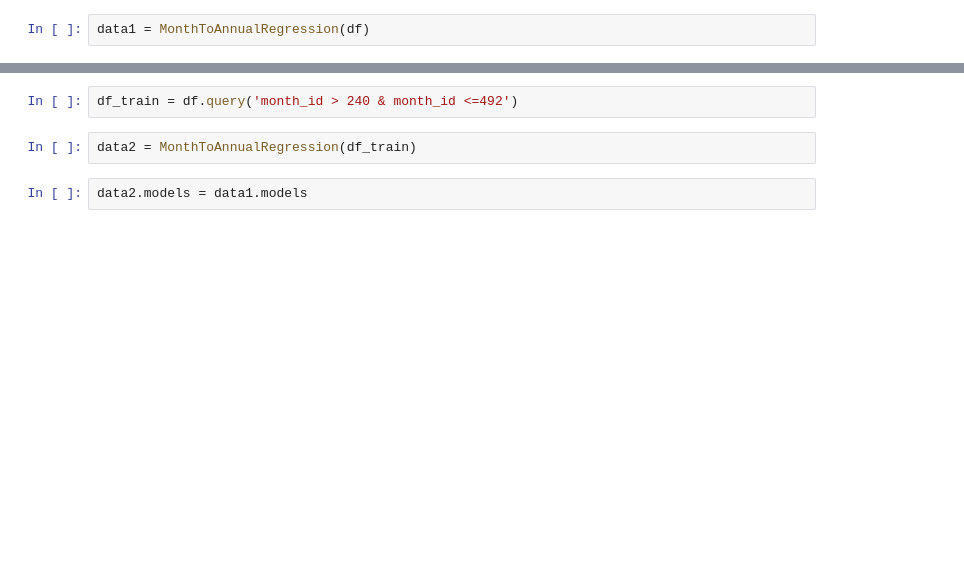
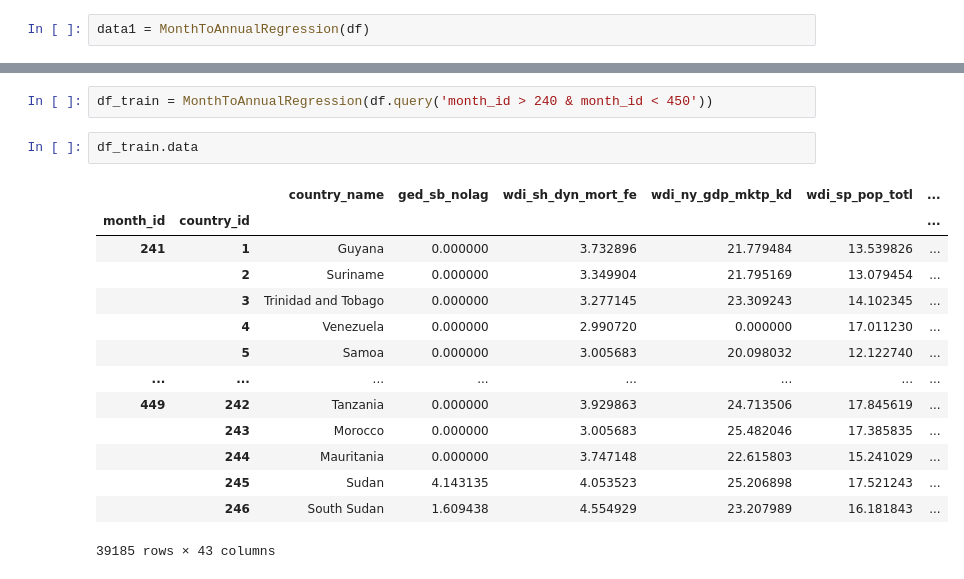
Before and after one commit to prio-data/Monthly-to-Annually-Link, a Jupyter notebook: test-class copy.ipynb, the cells around one changed output, grey strips where cells are left out. Cells and saved outputs as stored; diff of their text form; blank space fills up the shorter version.

```diff
--- a/test-class copy.ipynb
+++ b/test-class copy.ipynb
@@ -273,6 +303,19 @@ data1.predictions
 # %%
-df_train = df.query('month_id > 240 & month_id <=492')
+df_train = MonthToAnnualRegression(df.query('month_id > 240 & month_id < 450'))
-# %%
-data2 = MonthToAnnualRegression(df_train)
-# %%
-data2.models = data1.models
+# %%
+df_train.data
+# %% [output]
+|  |  | country_name | ged_sb_nolag | wdi_sh_dyn_mort_fe | wdi_ny_gdp_mktp_kd | wdi_sp_pop_totl | ... |
+| month_id | country_id |  |  |  |  |  | ... |
+| 241 | 1 | Guyana | 0.000000 | 3.732896 | 21.779484 | 13.539826 | ... |
+|  | 2 | Suriname | 0.000000 | 3.349904 | 21.795169 | 13.079454 | ... |
+|  | 3 | Trinidad and Tobago | 0.000000 | 3.277145 | 23.309243 | 14.102345 | ... |
+|  | 4 | Venezuela | 0.000000 | 2.990720 | 0.000000 | 17.011230 | ... |
+|  | 5 | Samoa | 0.000000 | 3.005683 | 20.098032 | 12.122740 | ... |
+| ... | ... | ... | ... | ... | ... | ... | ... |
+| 449 | 242 | Tanzania | 0.000000 | 3.929863 | 24.713506 | 17.845619 | ... |
+|  | 243 | Morocco | 0.000000 | 3.005683 | 25.482046 | 17.385835 | ... |
+|  | 244 | Mauritania | 0.000000 | 3.747148 | 22.615803 | 15.241029 | ... |
+|  | 245 | Sudan | 4.143135 | 4.053523 | 25.206898 | 17.521243 | ... |
+|  | 246 | South Sudan | 1.609438 | 4.554929 | 23.207989 | 16.181843 | ... |
+39185 rows × 43 columns
```
Also changed, not shown: parts of 19 cells of this notebook.
